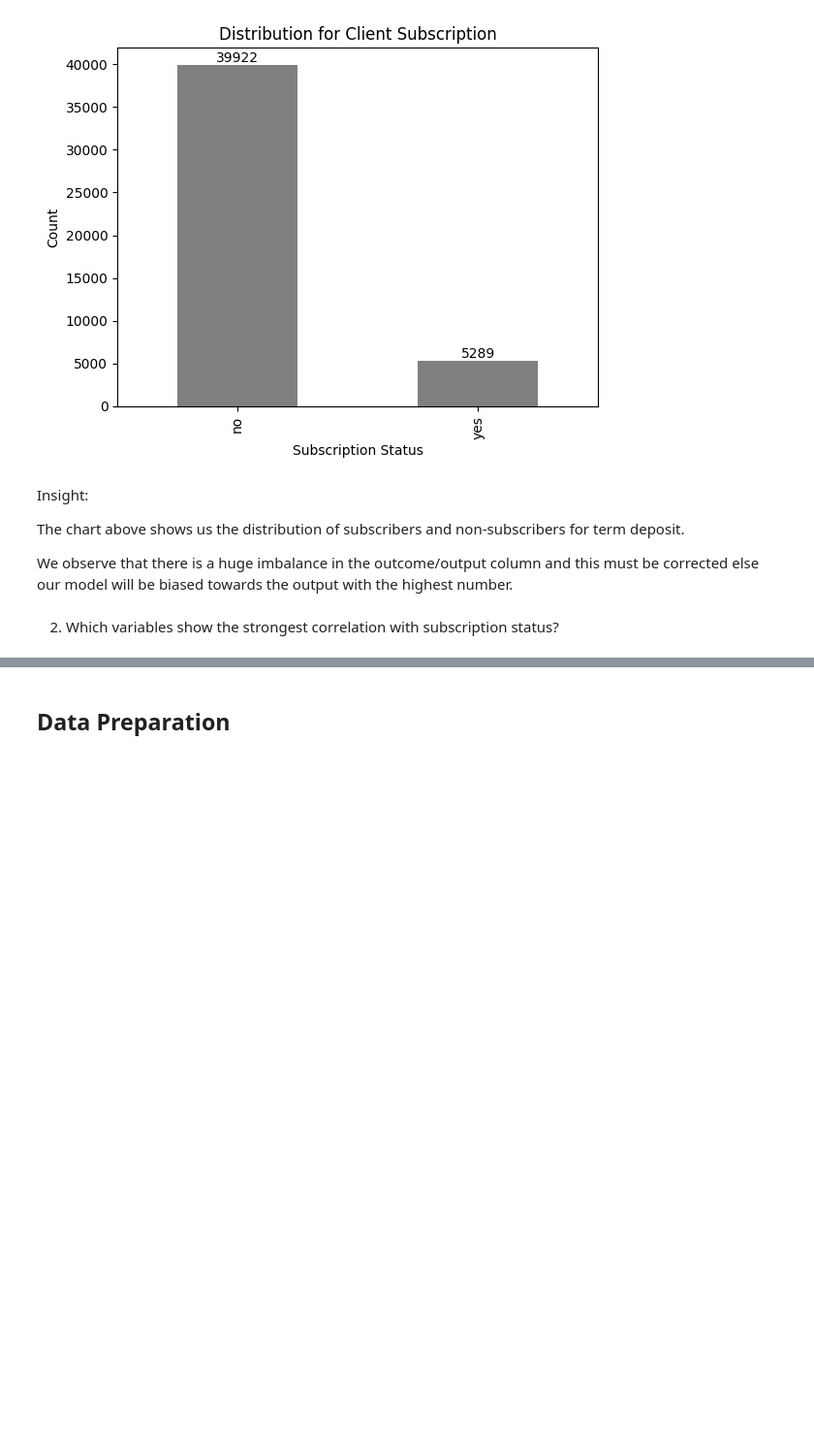
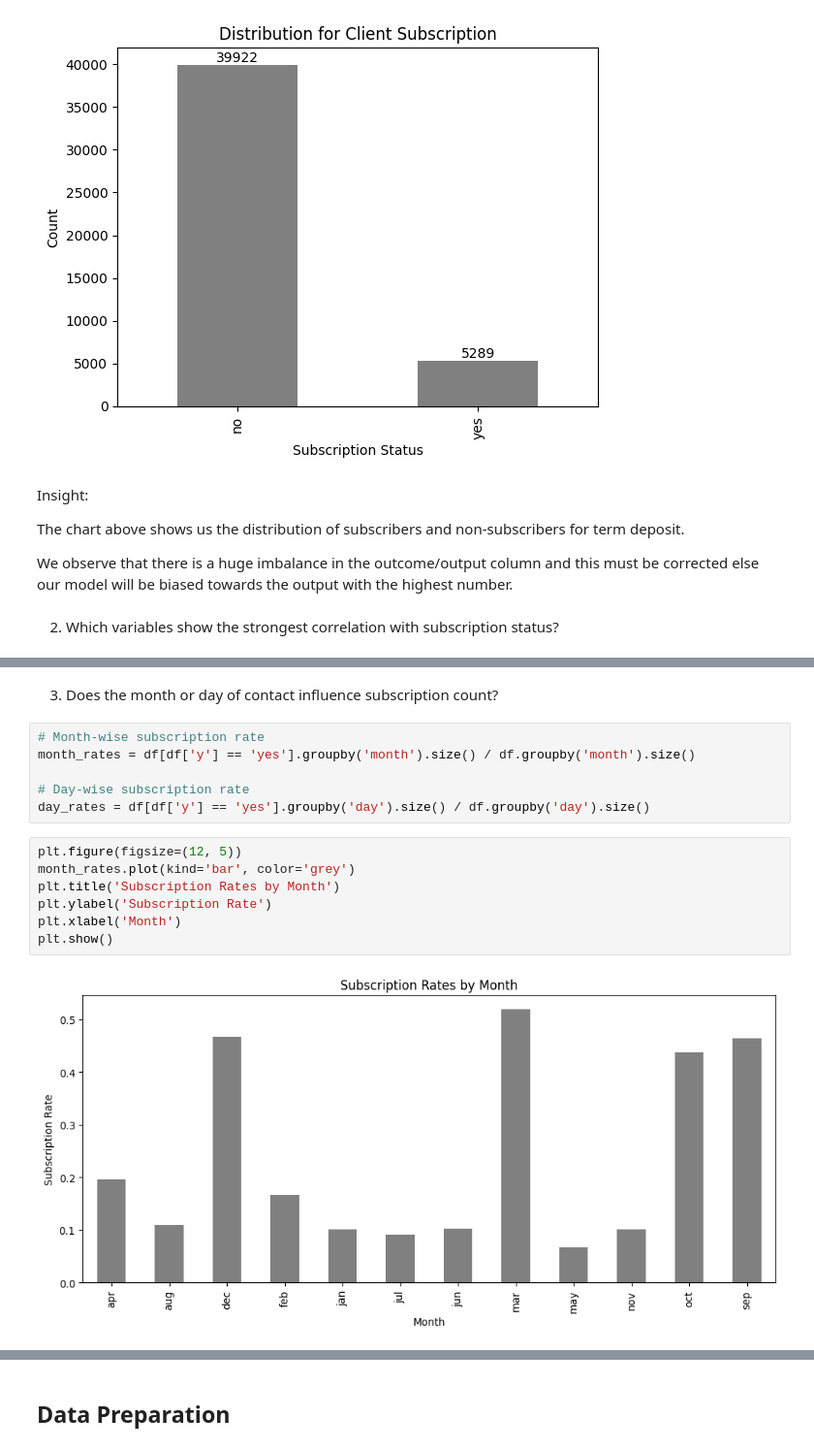
Before and after one commit to pk-aduyaw/term-deposit-subscription, a Jupyter notebook: project-code.ipynb, the cells around one changed output, grey strips where cells are left out. Shown at 97% size. Drawn from its saved outputs; the diff is of its cells as text; blank space fills up the shorter version.

```diff
--- a/project-code.ipynb
+++ b/project-code.ipynb
@@ -273,0 +303,17 @@ print(f"Variable with strongest correlation: {strongest_corr}, Correlation: {cor
+# %% [markdown]
+3. Does the month or day of contact influence subscription count?
+# %%
+# Month-wise subscription rate
+month_rates = df[df['y'] == 'yes'].groupby('month').size() / df.groupby('month').size()
+
+# Day-wise subscription rate
+day_rates = df[df['y'] == 'yes'].groupby('day').size() / df.groupby('day').size()
+# %%
+plt.figure(figsize=(12, 5))
+month_rates.plot(kind='bar', color='grey')
+plt.title('Subscription Rates by Month')
+plt.ylabel('Subscription Rate')
+plt.xlabel('Month')
+plt.show()
+# %% [output]
+[figure, added]
```
Also changed, not shown: parts of 20 cells of this notebook.
